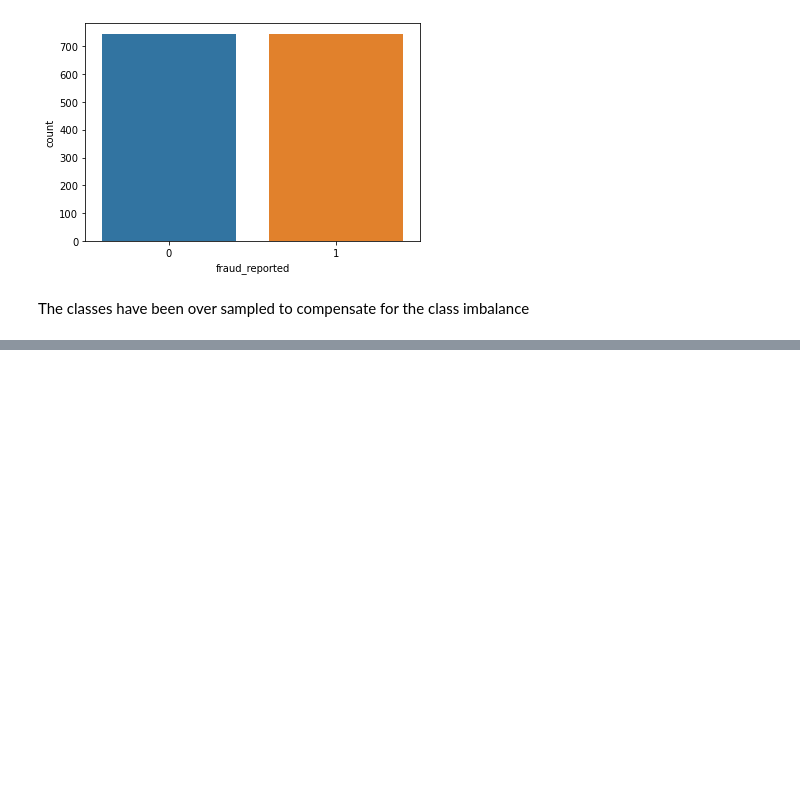
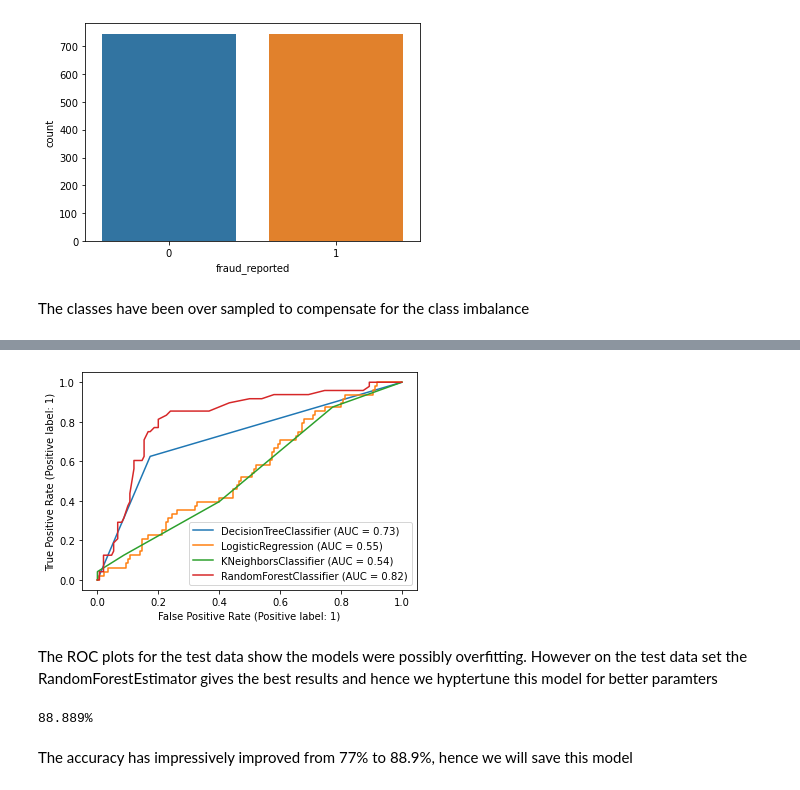
Before and after one commit to zobekenobe/DT-Evaluation-Project, a Jupyter notebook: Project 10.ipynb, the cells around one changed output, grey strips where cells are left out. Saved outputs shown, nothing was run; the diff lists cells and outputs as text; code cells hidden in the pictures; blank space fills up the shorter version.

```diff
--- a/Project 10.ipynb
+++ b/Project 10.ipynb
@@ -590,0 +678,8 @@ The classes have been over sampled to compensate for the class imbalance
+# %%
+axis = plot_roc_curve(dt, xtest, ytest)
+for estimator in estimators[1:]:
+    plot_roc_curve(estimator[0], xtest, ytest, ax = axis.ax_)
+# %% [output]
+[figure, added]
+# %% [markdown]
+The ROC plots for the test data show the models were possibly overfitting. However on the test data set the RandomForestEstimator gives the best results and hence we hyptertune this model for better paramters
@@ -590,0 +695,8 @@ The classes have been over sampled to compensate for the class imbalance
+# %%
+rf_best_est.fit(xtrain, ytrain)
+ytest = rf_best_est.predict(xtest)
+print(f"{accuracy_score(ytest, ypred)*100:0.3f}%")
+# %% [output]
+88.889%
+# %% [markdown]
+The accuracy has impressively improved from 77% to 88.9%, hence we will save this model
```
Also changed, not shown: parts of 12 cells of this notebook.
